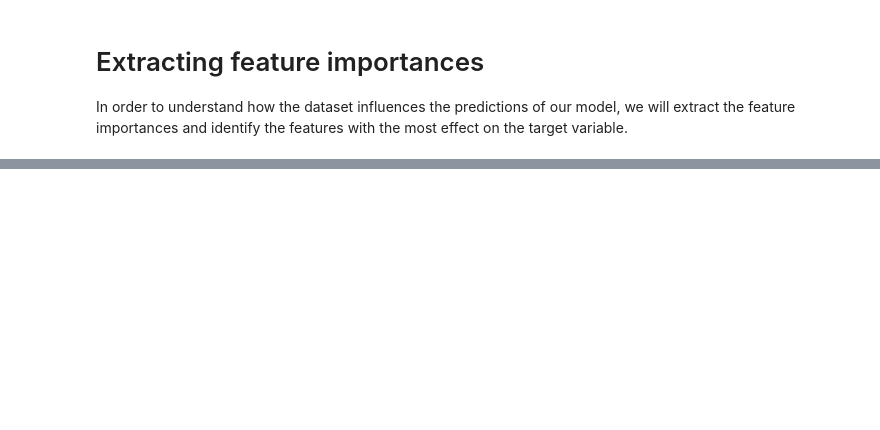
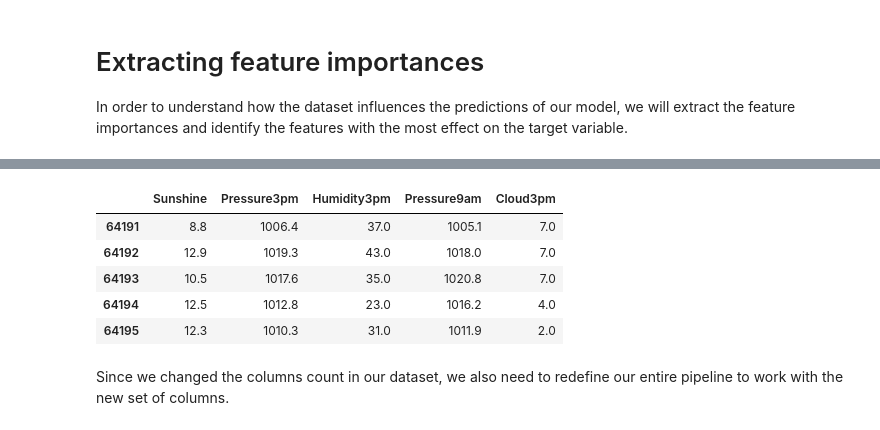
Before and after one commit to phaa/ibm-ml-with-python, a Jupyter notebook: 6-final-project/FinalProject.ipynb, the cells around one changed output, grey strips where cells are left out. Saved outputs shown, nothing was run; the diff lists cells and outputs as text; code cells hidden in the pictures; blank space fills up the shorter version.

```diff
--- a/6-final-project/FinalProject.ipynb
+++ b/6-final-project/FinalProject.ipynb
@@ -456,0 +461,14 @@ plt.show()
+# %%
+X = df[top_features['Feature']]
+y = df['RainToday']
+
+X.head()
+# %% [output]
+|  | Sunshine | Pressure3pm | Humidity3pm | Pressure9am | Cloud3pm |
+| 64191 | 8.8 | 1006.4 | 37.0 | 1005.1 | 7.0 |
+| 64192 | 12.9 | 1019.3 | 43.0 | 1018.0 | 7.0 |
+| 64193 | 10.5 | 1017.6 | 35.0 | 1020.8 | 7.0 |
+| 64194 | 12.5 | 1012.8 | 23.0 | 1016.2 | 4.0 |
+| 64195 | 12.3 | 1010.3 | 31.0 | 1011.9 | 2.0 |
+# %% [markdown]
+Since we changed the columns count in our dataset, we also need to redefine our entire pipeline to work with the new set of columns.
```
Also changed, not shown: parts of 13 cells of this notebook, 1 other file.
